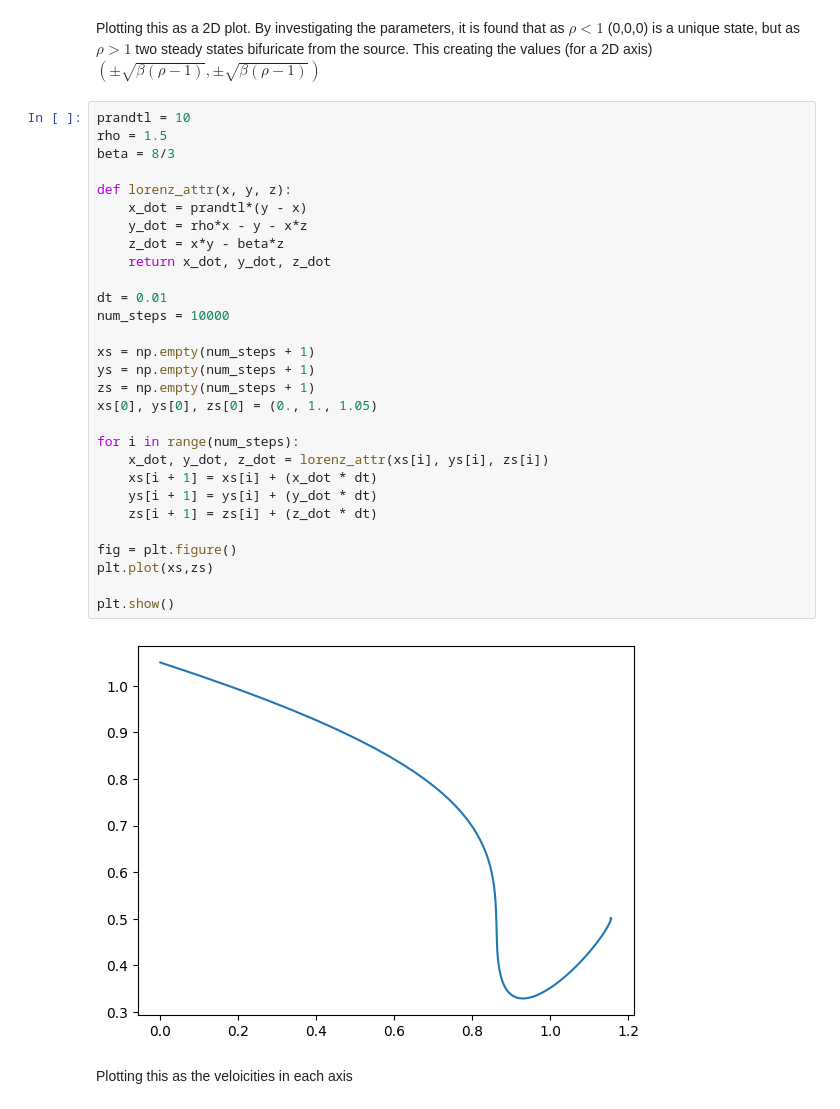
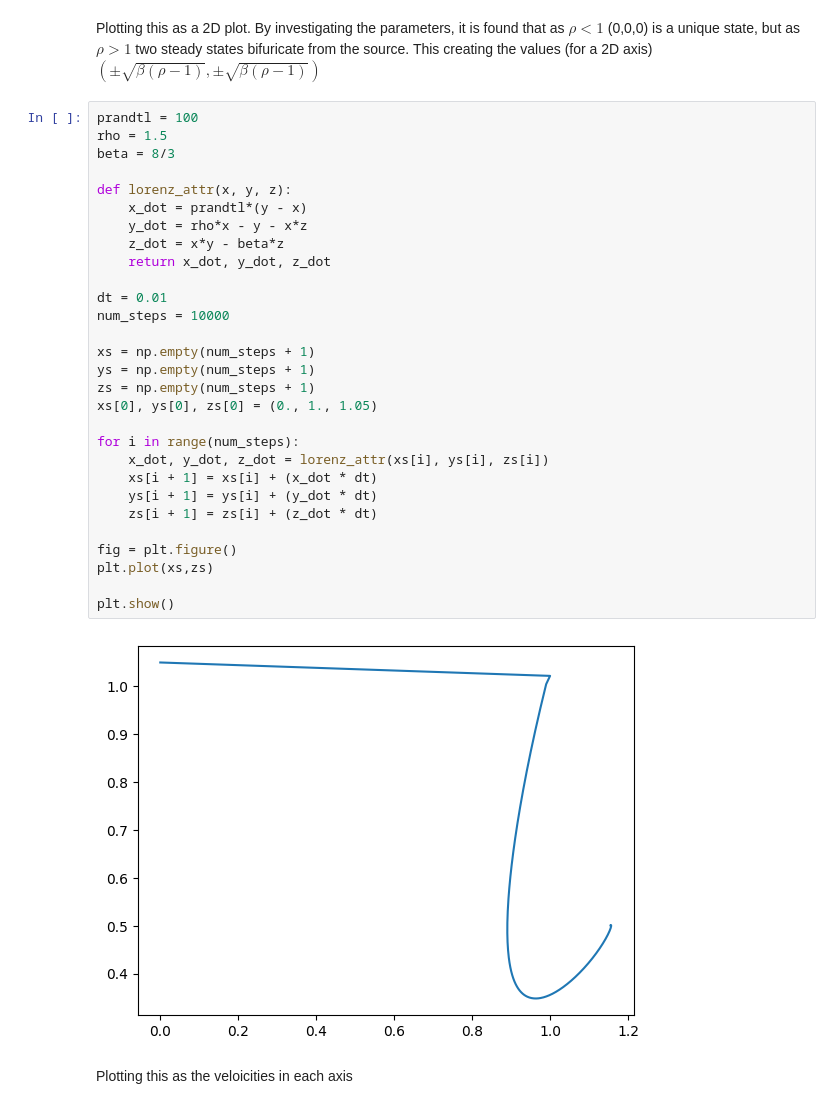
Before and after one commit to shepai/Chaos-Robotics, a Jupyter notebook: Simulation/OpenAIGym/open_ai_example.ipynb, the cells around one changed output. Drawn from its saved outputs; the diff is of its cells as text.

```diff
--- a/Simulation/OpenAIGym/open_ai_example.ipynb
+++ b/Simulation/OpenAIGym/open_ai_example.ipynb
@@ -126,36 +162,36 @@ plt.show()
 Plotting this as a 2D plot. By investigating the parameters, it is found that as $\rho < 1$ (0,0,0) is a unique state, but as $\rho > 1$ two steady states bifuricate from the source. This creating the values (for a 2D axis)
 $(\pm \sqrt{\beta (\rho - 1)},\pm \sqrt{\beta (\rho - 1)}) $
 # %%
-prandtl = 10
+prandtl = 100
 rho = 1.5
 beta = 8/3
 
 def lorenz_attr(x, y, z):
     x_dot = prandtl*(y - x)
     y_dot = rho*x - y - x*z
     z_dot = x*y - beta*z
     return x_dot, y_dot, z_dot
 
 dt = 0.01
 num_steps = 10000
 
 xs = np.empty(num_steps + 1)
 ys = np.empty(num_steps + 1)
 zs = np.empty(num_steps + 1)
 xs[0], ys[0], zs[0] = (0., 1., 1.05)
 
 for i in range(num_steps):
     x_dot, y_dot, z_dot = lorenz_attr(xs[i], ys[i], zs[i])
     xs[i + 1] = xs[i] + (x_dot * dt)
     ys[i + 1] = ys[i] + (y_dot * dt)
     zs[i + 1] = zs[i] + (z_dot * dt)
 
 fig = plt.figure()
 plt.plot(xs,zs)
 
 plt.show()
 # %% [output]
-[figure, old version]
+[figure, new version]
 # %% [markdown]
 Plotting this as the veloicities in each axis
 # %%
```
Also changed, not shown: parts of 4 cells of this notebook, 3 other files.
